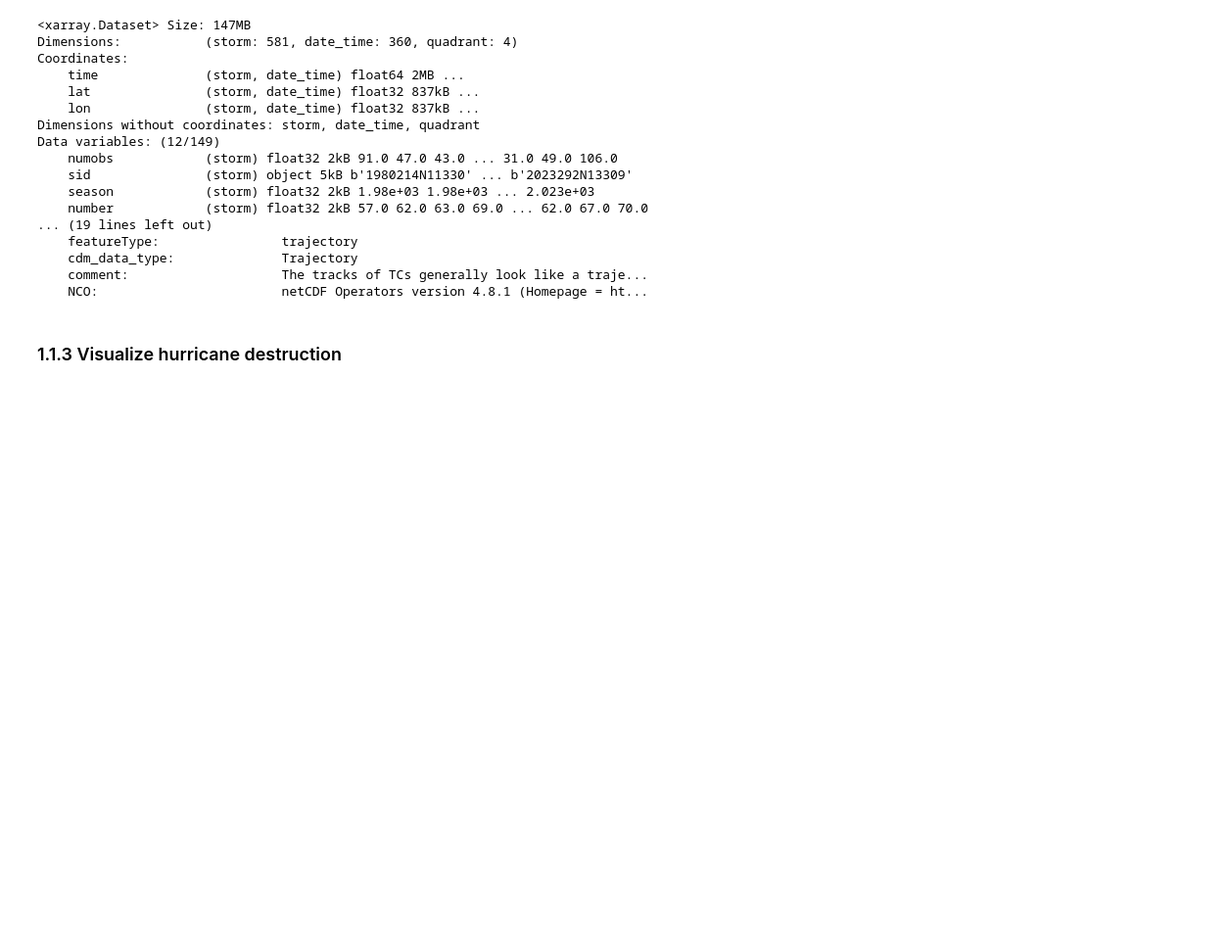
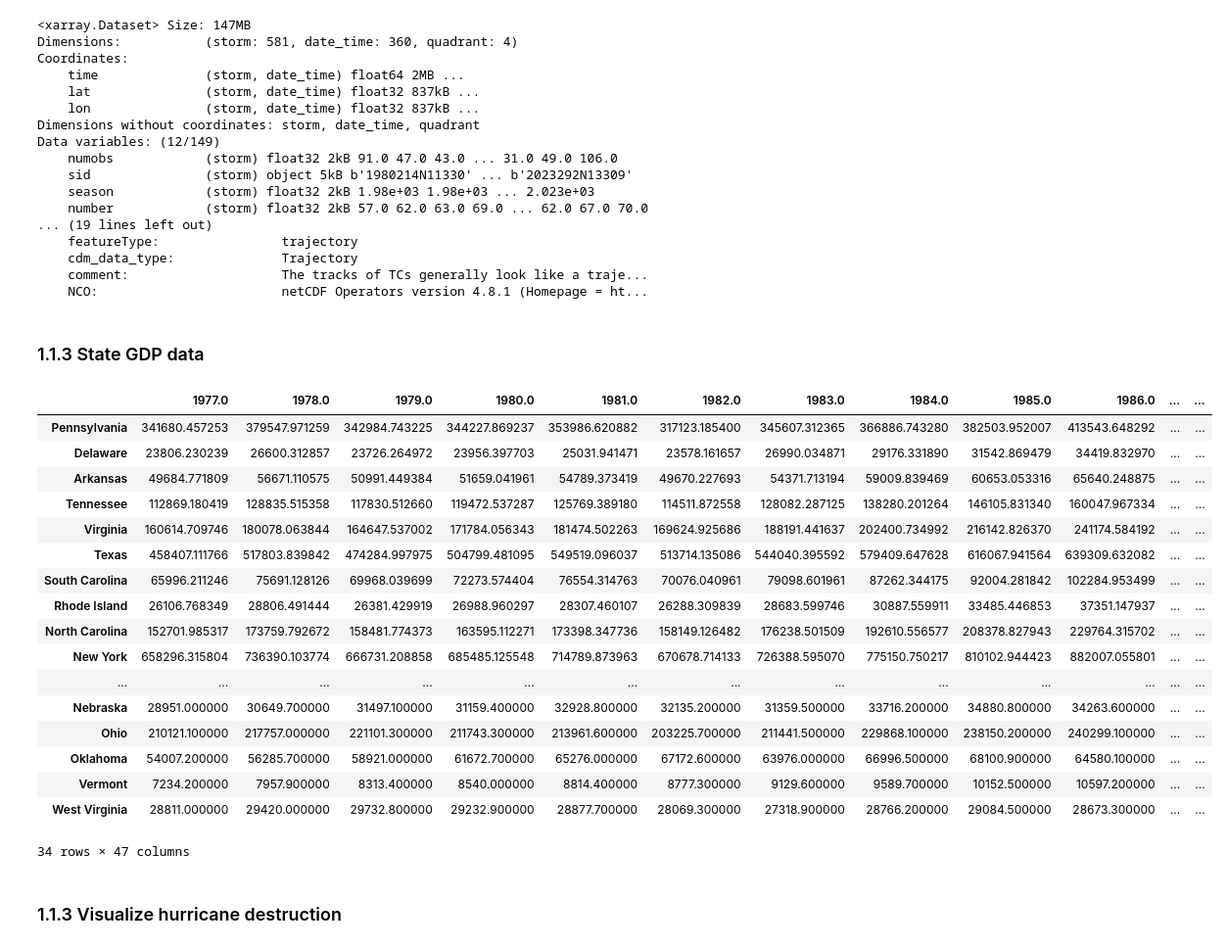
Before and after one commit to spariser/Hurricane_ML_proj_t5, a Jupyter notebook: Project1_Story_0208.ipynb, the cells around one changed output. Shown at 98% size. Drawn from its saved outputs; the diff is of its cells as text; code cells hidden in the pictures; blank space fills up the shorter version.

```diff
--- a/Project1_Story_0208.ipynb
+++ b/Project1_Story_0208.ipynb
@@ -149,6 +149,37 @@ Data variables: (12/149)
     cdm_data_type:              Trajectory
     comment:                    The tracks of TCs generally look like a traje...
     NCO:                        netCDF Operators version 4.8.1 (Homepage = ht...
+# %% [markdown]
+### 1.1.3 State GDP data
+# %%
+gdp_data = pd.read_csv("data/State_gdp_semi_linked.csv", index_col=0)
+adj = gdp_data['19972.0']/gdp_data['1997.0']
+for state in range(20):
+    for years in range(20):
+        gdp_data.iloc[years][state] = gdp_data.iloc[years][state]*adj[state]
+
+
+gdp_data = gdp_data.drop('19972.0', axis=1)
+gdp_data
+# %% [output]
+|  | 1977.0 | 1978.0 | 1979.0 | 1980.0 | 1981.0 | 1982.0 | 1983.0 | 1984.0 | 1985.0 | 1986.0 | ... | ... |
+| Pennsylvania | 341680.457253 | 379547.971259 | 342984.743225 | 344227.869237 | 353986.620882 | 317123.185400 | 345607.312365 | 366886.743280 | 382503.952007 | 413543.648292 | ... | ... |
+| Delaware | 23806.230239 | 26600.312857 | 23726.264972 | 23956.397703 | 25031.941471 | 23578.161657 | 26990.034871 | 29176.331890 | 31542.869479 | 34419.832970 | ... | ... |
+| Arkansas | 49684.771809 | 56671.110575 | 50991.449384 | 51659.041961 | 54789.373419 | 49670.227693 | 54371.713194 | 59009.839469 | 60653.053316 | 65640.248875 | ... | ... |
+| Tennessee | 112869.180419 | 128835.515358 | 117830.512660 | 119472.537287 | 125769.389180 | 114511.872558 | 128082.287125 | 138280.201264 | 146105.831340 | 160047.967334 | ... | ... |
+| Virginia | 160614.709746 | 180078.063844 | 164647.537002 | 171784.056343 | 181474.502263 | 169624.925686 | 188191.441637 | 202400.734992 | 216142.826370 | 241174.584192 | ... | ... |
+| Texas | 458407.111766 | 517803.839842 | 474284.997975 | 504799.481095 | 549519.096037 | 513714.135086 | 544040.395592 | 579409.647628 | 616067.941564 | 639309.632082 | ... | ... |
+| South Carolina | 65996.211246 | 75691.128126 | 69968.039699 | 72273.574404 | 76554.314763 | 70076.040961 | 79098.601961 | 87262.344175 | 92004.281842 | 102284.953499 | ... | ... |
+| Rhode Island | 26106.768349 | 28806.491444 | 26381.429919 | 26988.960297 | 28307.460107 | 26288.309839 | 28683.599746 | 30887.559911 | 33485.446853 | 37351.147937 | ... | ... |
+| North Carolina | 152701.985317 | 173759.792672 | 158481.774373 | 163595.112271 | 173398.347736 | 158149.126482 | 176238.501509 | 192610.556577 | 208378.827943 | 229764.315702 | ... | ... |
+| New York | 658296.315804 | 736390.103774 | 666731.208858 | 685485.125548 | 714789.873963 | 670678.714133 | 726388.595070 | 775150.750217 | 810102.944423 | 882007.055801 | ... | ... |
+| ... | ... | ... | ... | ... | ... | ... | ... | ... | ... | ... | ... | ... |
+| Nebraska | 28951.000000 | 30649.700000 | 31497.100000 | 31159.400000 | 32928.800000 | 32135.200000 | 31359.500000 | 33716.200000 | 34880.800000 | 34263.600000 | ... | ... |
+| Ohio | 210121.100000 | 217757.000000 | 221101.300000 | 211743.300000 | 213961.600000 | 203225.700000 | 211441.500000 | 229868.100000 | 238150.200000 | 240299.100000 | ... | ... |
+| Oklahoma | 54007.200000 | 56285.700000 | 58921.000000 | 61672.700000 | 65276.000000 | 67172.600000 | 63976.000000 | 66996.500000 | 68100.900000 | 64580.100000 | ... | ... |
+| Vermont | 7234.200000 | 7957.900000 | 8313.400000 | 8540.000000 | 8814.400000 | 8777.300000 | 9129.600000 | 9589.700000 | 10152.500000 | 10597.200000 | ... | ... |
+| West Virginia | 28811.000000 | 29420.000000 | 29732.800000 | 29232.900000 | 28877.700000 | 28069.300000 | 27318.900000 | 28766.200000 | 29084.500000 | 28673.300000 | ... | ... |
+34 rows × 47 columns
 # %% [markdown]
 ### 1.1.3 Visualize hurricane destruction
 # %% [markdown]
```
Also changed, not shown: parts of 10 cells of this notebook, 2 other files.
